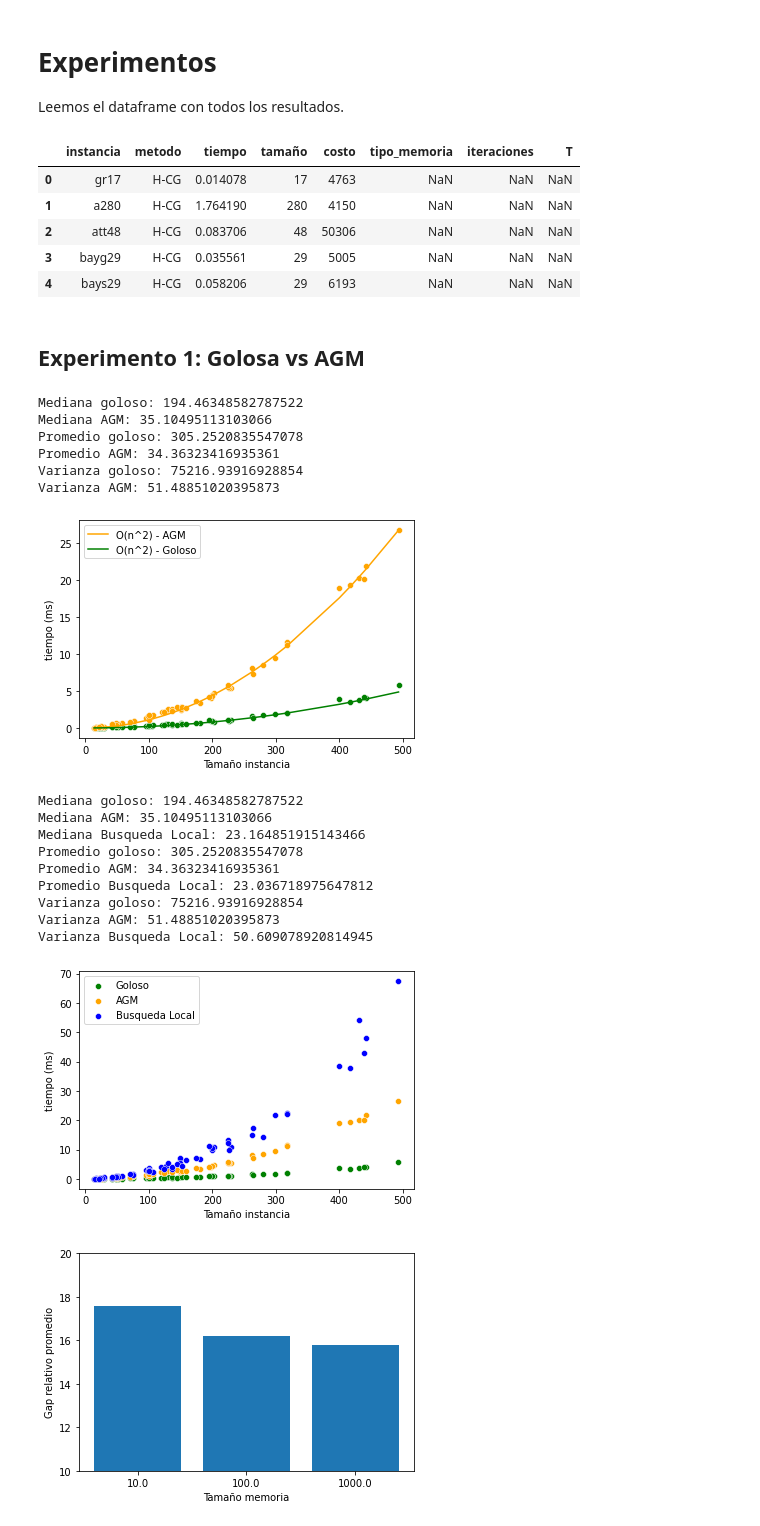
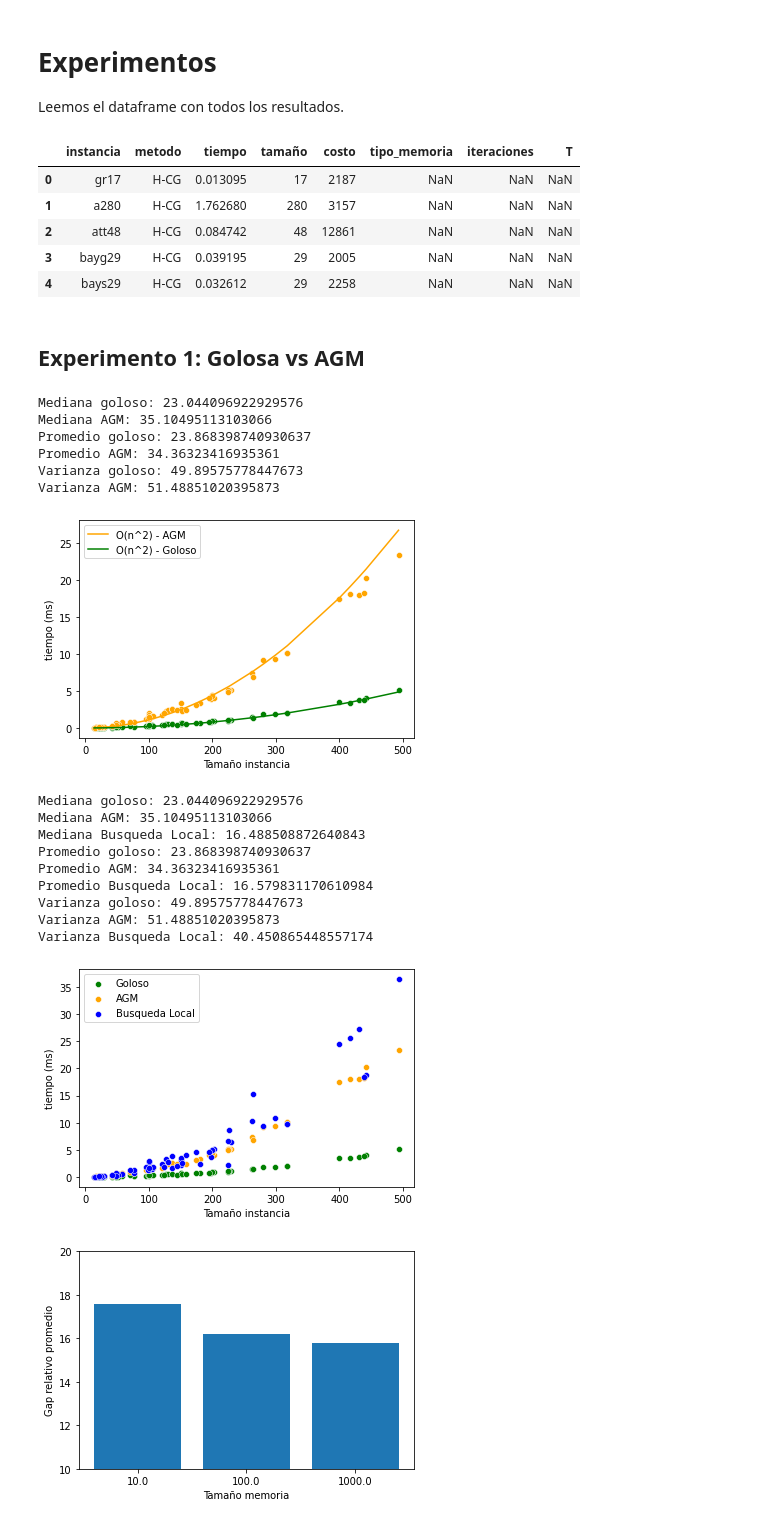
Before and after one commit to pdbruno/algoritmos3-tp2, a Jupyter notebook: python/analisis.ipynb, the cells around one changed output. Cells and saved outputs as stored; diff of their text form; code cells hidden in the pictures.

```diff
--- a/python/analisis.ipynb
+++ b/python/analisis.ipynb
@@ -27,21 +27,21 @@ Para los experimentos se crean las siguientes familias de instancias para evalua
 # Experimentos
 Leemos el dataframe con todos los resultados.
 # %%
-df_resultados = pd.read_csv("resultados/resultado-nuevos.csv");
-df_nuestros = pd.read_csv("resultados/resultado-nuestros.csv");
-df_fijos = pd.read_csv("resultados/resultado-fijos.csv");
+df_resultados = pd.read_csv("resultados/resultado-tsplib.csv");
+df_nuestros = pd.read_csv("resultados/resultado-aleatorias.csv");
+df_fijos = pd.read_csv("resultados/resultado-50.csv");
 
 df_optimos = pd.read_csv("optimos.csv");
 optimos = df_optimos.set_index('instancia').T.to_dict('list')
 
-df_resultados.head()
+df_nuevosnuevos.head()
 # %% [output]
 |  | instancia | metodo | tiempo | tamaño | costo | tipo_memoria | iteraciones | T |
-| 0 | gr17 | H-CG | 0.014078 | 17 | 4763 | NaN | NaN | NaN |
-| 1 | a280 | H-CG | 1.764190 | 280 | 4150 | NaN | NaN | NaN |
-| 2 | att48 | H-CG | 0.083706 | 48 | 50306 | NaN | NaN | NaN |
-| 3 | bayg29 | H-CG | 0.035561 | 29 | 5005 | NaN | NaN | NaN |
-| 4 | bays29 | H-CG | 0.058206 | 29 | 6193 | NaN | NaN | NaN |
+| 0 | gr17 | H-CG | 0.013095 | 17 | 2187 | NaN | NaN | NaN |
+| 1 | a280 | H-CG | 1.762680 | 280 | 3157 | NaN | NaN | NaN |
+| 2 | att48 | H-CG | 0.084742 | 48 | 12861 | NaN | NaN | NaN |
+| 3 | bayg29 | H-CG | 0.039195 | 29 | 2005 | NaN | NaN | NaN |
+| 4 | bays29 | H-CG | 0.032612 | 29 | 2258 | NaN | NaN | NaN |
 # %% [markdown]
 ## Experimento 1: Golosa vs AGM
 # %%
@@ -65,11 +65,11 @@ print('Promedio AGM:',np.mean(gaps_agm))
 print('Varianza goloso:', np.var(gaps_goloso))
 print('Varianza AGM:', np.var(gaps_agm))
 # %% [output]
-Mediana goloso: 194.46348582787522
+Mediana goloso: 23.044096922929576
 Mediana AGM: 35.10495113103066
-Promedio goloso: 305.2520835547078
+Promedio goloso: 23.868398740930637
 Promedio AGM: 34.36323416935361
-Varianza goloso: 75216.93916928854
+Varianza goloso: 49.89575778447673
 Varianza AGM: 51.48851020395873
 # %%
 df_goloso = df_resultados[(df_resultados["metodo"]=="H-CG")].copy();
@@ -84,7 +84,7 @@ fig.legend(labels=['O(n^2) - AGM','O(n^2) - Goloso']);
 fig.set(xlabel='Tamaño instancia', ylabel='tiempo (ms)');
 plt.savefig("graficos/agm-vs-goloso.png")
 # %% [output]
-[figure, old version]
+[figure, new version]
 # %%
 bins = [-1, 20, 40, 60, 80, 100, 250, np.inf]
 labels = ['20', '40','60','80','100','250', '500']
@@ -115,15 +115,15 @@ print('Varianza goloso:', np.var(gaps_goloso))
 print('Varianza AGM:', np.var(gaps_agm))
 print('Varianza Busqueda Local:', np.var(gaps_bl))
 # %% [output]
-Mediana goloso: 194.46348582787522
+Mediana goloso: 23.044096922929576
 Mediana AGM: 35.10495113103066
-Mediana Busqueda Local: 23.164851915143466
-Promedio goloso: 305.2520835547078
+Mediana Busqueda Local: 16.488508872640843
+Promedio goloso: 23.868398740930637
 Promedio AGM: 34.36323416935361
-Promedio Busqueda Local: 23.036718975647812
-Varianza goloso: 75216.93916928854
+Promedio Busqueda Local: 16.579831170610984
+Varianza goloso: 49.89575778447673
 Varianza AGM: 51.48851020395873
-Varianza Busqueda Local: 50.609078920814945
+Varianza Busqueda Local: 40.450865448557174
 # %%
 df_goloso = df_resultados[(df_resultados["metodo"]=="H-CG")].copy();
 df_agm = df_resultados[(df_resultados["metodo"]=="H-AGM")].copy();
@@ -136,7 +136,7 @@ fig.legend(labels=['Goloso','AGM', "Busqueda Local"]);
 fig.set(xlabel='Tamaño instancia', ylabel='tiempo (ms)');
 plt.savefig("graficos/agm-vs-goloso-vs-bl.png")
 # %% [output]
-[figure, old version]
+[figure, new version]
 # %%
 df_tabu = df_resultados[(df_resultados["metodo"]=="BL-Tabu")].copy();
 df_tabu['gap'] = [(instancia['costo'] - optimos[instancia['instancia']][0]) / optimos[instancia['instancia']][0] * 100 for i, instancia in df_tabu.iterrows()]
```
Also changed, not shown: parts of 4 cells of this notebook, 15 other files.
